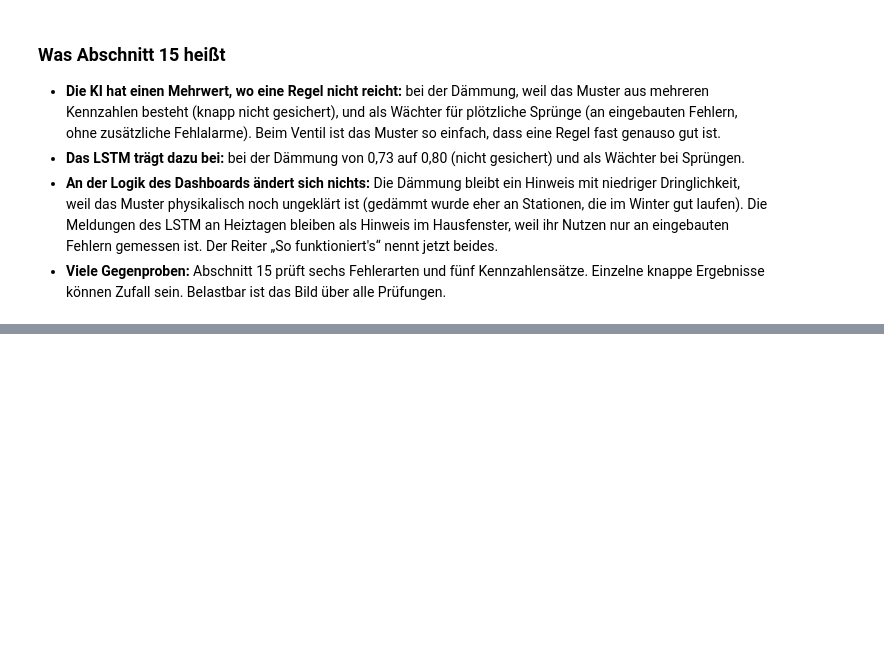
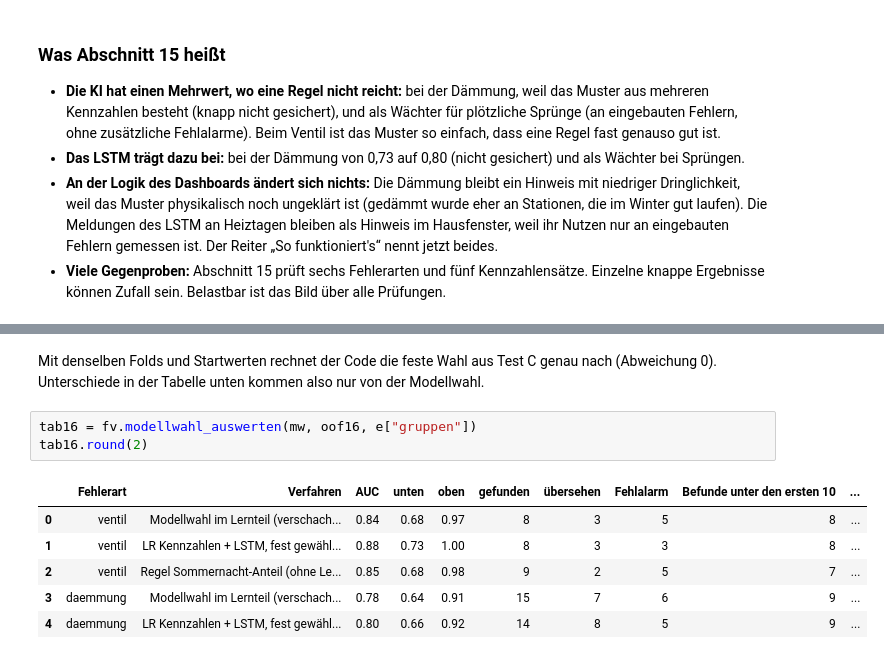
Before and after one commit to ivelinayna/projektseminar, a Jupyter notebook: notebooks/34_modellvergleich_und_umsetzung_nach_aufgabenstellung.ipynb, the cells around one changed output, grey strips where cells are left out. Drawn from its saved outputs; the diff is of its cells as text; blank space fills up the shorter version.

```diff
--- a/notebooks/34_modellvergleich_und_umsetzung_nach_aufgabenstellung.ipynb
+++ b/notebooks/34_modellvergleich_und_umsetzung_nach_aufgabenstellung.ipynb
@@ -2049,0 +2121,13 @@ gespeichert in /home/dom/Code/Github Projekt/projektseminar_neu/outputs/finalver
+# %% [markdown]
+Mit denselben Folds und Startwerten rechnet der Code die feste Wahl aus Test C genau nach (Abweichung 0). Unterschiede in
+der Tabelle unten kommen also nur von der Modellwahl.
+# %%
+tab16 = fv.modellwahl_auswerten(mw, oof16, e["gruppen"])
+tab16.round(2)
+# %% [output]
+|  | Fehlerart | Verfahren | AUC | unten | oben | gefunden | übersehen | Fehlalarm | Befunde unter den ersten 10 | ... |
+| 0 | ventil | Modellwahl im Lernteil (verschach... | 0.84 | 0.68 | 0.97 | 8 | 3 | 5 | 8 | ... |
+| 1 | ventil | LR Kennzahlen + LSTM, fest gewähl... | 0.88 | 0.73 | 1.00 | 8 | 3 | 3 | 8 | ... |
+| 2 | ventil | Regel Sommernacht-Anteil (ohne Le... | 0.85 | 0.68 | 0.98 | 9 | 2 | 5 | 7 | ... |
+| 3 | daemmung | Modellwahl im Lernteil (verschach... | 0.78 | 0.64 | 0.91 | 15 | 7 | 6 | 9 | ... |
+| 4 | daemmung | LR Kennzahlen + LSTM, fest gewähl... | 0.80 | 0.66 | 0.92 | 14 | 8 | 5 | 9 | ... |
```
Also changed, not shown: parts of 21 cells of this notebook, 7 other files.
